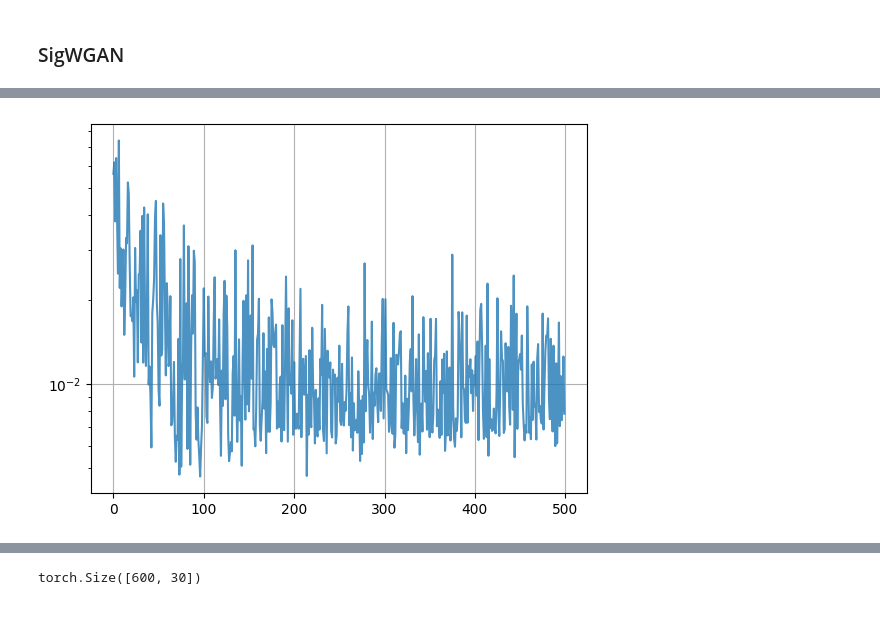
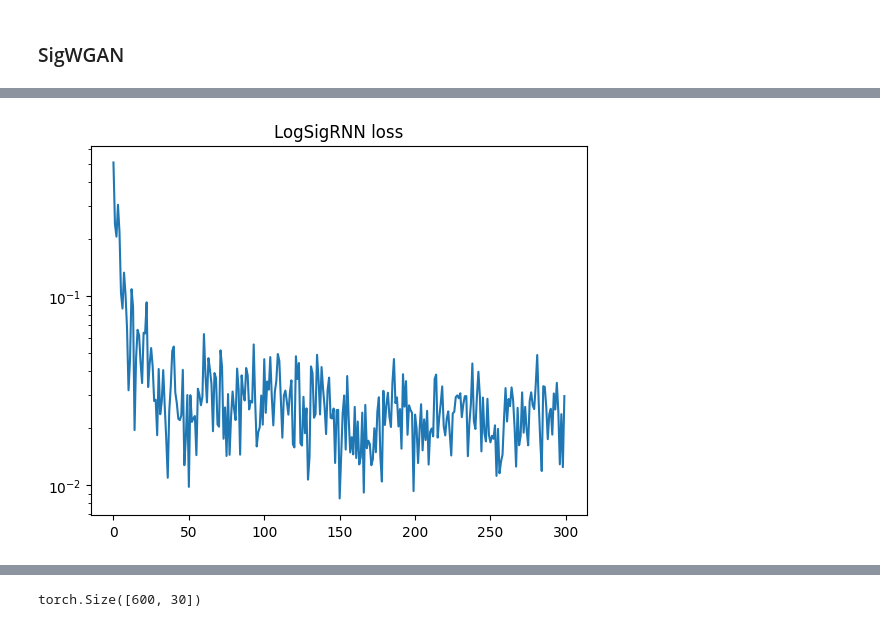
Before and after one commit to levi0206/Signature-GAN, a Jupyter notebook: sigwgan.ipynb, the cells around one changed output, grey strips where cells are left out. Saved outputs shown, nothing was run; the diff lists cells and outputs as text; code cells hidden in the pictures.

Commit message:
clean code, able to plot result

```diff
--- a/sigwgan.ipynb
+++ b/sigwgan.ipynb
@@ -58,6 +64,11 @@ print(sigwgan_config['device'])
 set_seed(2024)
 # %% [output]
 cuda:0
+# %%
+if sigwgan_config.get('augmentations') is not None:
+    sigwgan_config['augmentations'] = parse_augmentations(sigwgan_config.get('augmentations'))
+if logsig_config.get('augmentations') is not None:
+    logsig_config['augmentations'] = parse_augmentations(logsig_config.get('augmentations'))
 # %% [markdown]
 ### Load data
 # %%
@@ -76,3 +87,23 @@ Rolled data for training, shape torch.Size([1480, 30, 1])
 Total data:  [1480, 30, 1]
 D input dim: 30
 G output dim: 1
+# %%
+y = x_real_rolled
+if logsig_config['augmentations'] is not None:
+    D_input_dim = apply_augmentations(y,logsig_config["augmentations"]).shape[2]*data_config['window_size']
+else:
+    D_input_dim = data_config['window_size']
+print("D input dim: {}".format(D_input_dim))
+
+D_config.update(input_dim=D_input_dim)
+print(D_config)
+logsig_config.update(output_dim=x_real_dim)
+print(logsig_config)
+lstm_config.update(output_dim=x_real_dim)
+print(lstm_config)
+
+ResFNN = get_discriminator(**D_config).to(sigwgan_config['device'])
+logsig = get_generator(**logsig_config).to(sigwgan_config['device'])
+
+ResFNN2 = get_discriminator(**D_config).to(sigwgan_config['device'])
+lstm = get_generator(**lstm_config).to(sigwgan_config['device'])
@@ -177,7 +127,7 @@ print(test_metrics_test)
 # %%
-SigWGAN = SigWGAN(D,G,x_real_rolled=x_real_rolled,
+logsig_SigWGAN = SigWGAN(ResFNN,logsig,x_real_rolled=x_real_rolled,
                   test_metrics_train=test_metrics_train,
                   test_metrics_test=test_metrics_test,
                   **sigwgan_config)
 
-SigWGAN.fit(device=sigwgan_config['device'])
+logsig_SigWGAN.fit(device=sigwgan_config['device'])
@@ -188,8 +140,7 @@ os.makedirs(loss_history, exist_ok=True)
 # %%
-plt.plot(SigWGAN.losses_history['sig_w1_loss'], alpha=0.8)
-plt.grid()
+plt.plot(logsig_SigWGAN.losses_history['sig_w1_loss'])
 plt.yscale('log')
-# plt.savefig(os.path.join(loss_history, 'sig_loss.png'))
+plt.title("LogSigRNN loss")
 plt.show()
 # %% [output]
-[figure, old version]
+[figure, new version]
```
Also changed, not shown: parts of 16 cells of this notebook, 1 other file.
